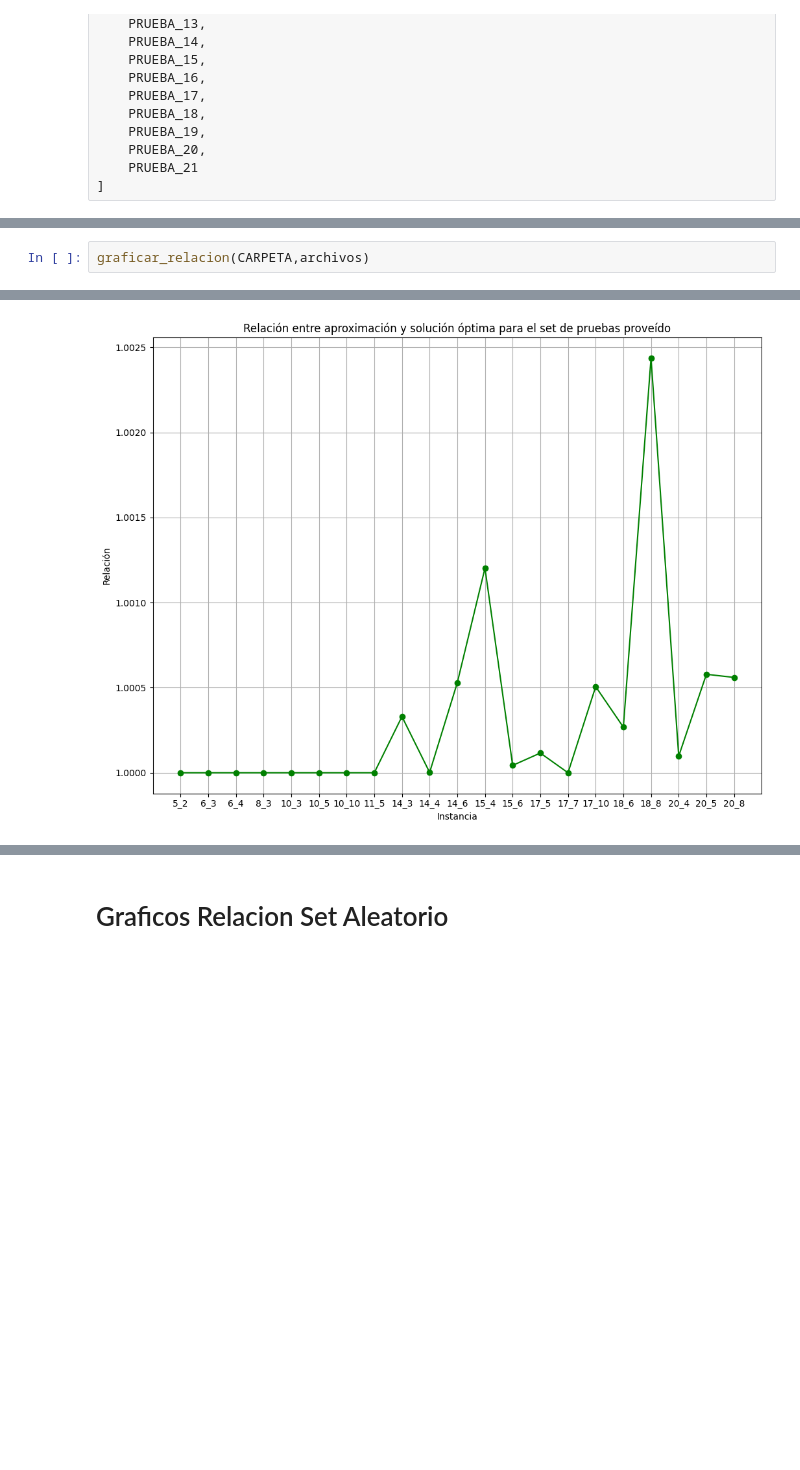
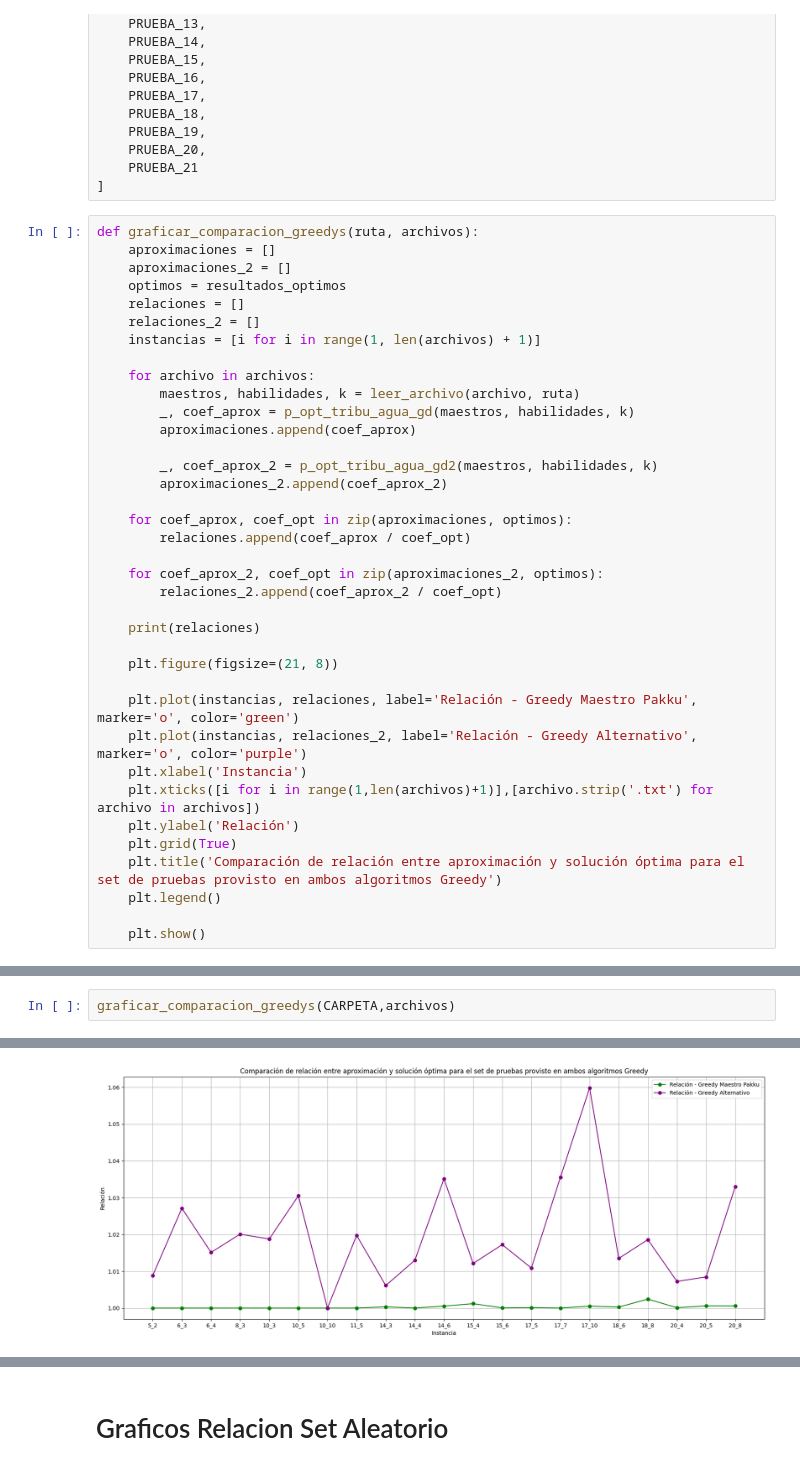
Before and after one commit to V-SANT/TDA_2024_1C, a Jupyter notebook: TP3/mediciones.ipynb, the cells around one changed output, grey strips where cells are left out. Saved outputs shown, nothing was run; the diff lists cells and outputs as text; blank space fills up the shorter version.

Commit message:
Mediciones, nuevo greedy e informe

```diff
--- a/TP3/mediciones.ipynb
+++ b/TP3/mediciones.ipynb
@@ -156,4 +160,41 @@ archivos = [
     PRUEBA_20,
     PRUEBA_21
 ]
+# %%
+def graficar_comparacion_greedys(ruta, archivos):
+    aproximaciones = []
+    aproximaciones_2 = []
+    optimos = resultados_optimos
+    relaciones = []
+    relaciones_2 = []
+    instancias = [i for i in range(1, len(archivos) + 1)]
+
+    for archivo in archivos:
+        maestros, habilidades, k = leer_archivo(archivo, ruta)
+        _, coef_aprox = p_opt_tribu_agua_gd(maestros, habilidades, k)
+        aproximaciones.append(coef_aprox)
+
+        _, coef_aprox_2 = p_opt_tribu_agua_gd2(maestros, habilidades, k)
+        aproximaciones_2.append(coef_aprox_2)
+
+    for coef_aprox, coef_opt in zip(aproximaciones, optimos):
+        relaciones.append(coef_aprox / coef_opt)
+
+    for coef_aprox_2, coef_opt in zip(aproximaciones_2, optimos):
+        relaciones_2.append(coef_aprox_2 / coef_opt)
+
+    print(relaciones)
+
+    plt.figure(figsize=(21, 8))
+
+    plt.plot(instancias, relaciones, label='Relación - Greedy Maestro Pakku', marker='o', color='green')
+    plt.plot(instancias, relaciones_2, label='Relación - Greedy Alternativo', marker='o', color='purple')
+    plt.xlabel('Instancia')
+    plt.xticks([i for i in range(1,len(archivos)+1)],[archivo.strip('.txt') for archivo in archivos])
+    plt.ylabel('Relación')
+    plt.grid(True)
+    plt.title('Comparación de relación entre aproximación y solución óptima para el set de pruebas provisto en ambos algoritmos Greedy')
+    plt.legend()
+
+    plt.show()
 # %%
@@ -186,4 +227,4 @@ def graficar_relacion(ruta, archivos):
     plt.show()
 # %%
-graficar_relacion(CARPETA,archivos)
+graficar_comparacion_greedys(CARPETA,archivos)
 # %% [output]
@@ -190,2 +247,2 @@ graficar_relacion(CARPETA,archivos)
 [1.0, 1.0, 1.0, 1.0, 1.0, 1.0, 1.0, 1.0, 1.0003301593334895, 1.000001961803041, 1.0005294305208934, 1.0012027211275616, 1.0000432790124232, 1.0001159377103992, 1.0, 1.0005062858296714, 1.0002679499849 ...
-[figure, old version]
+[figure, new version]
```
Also changed, not shown: parts of 11 cells of this notebook, 3 other files.
